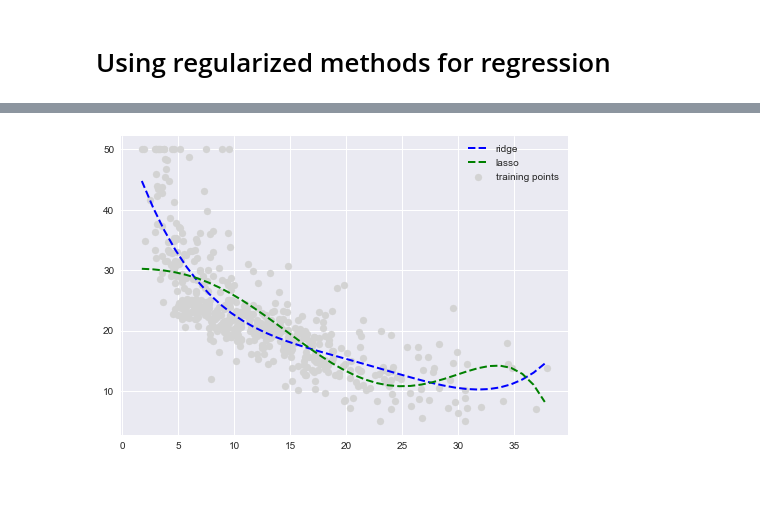
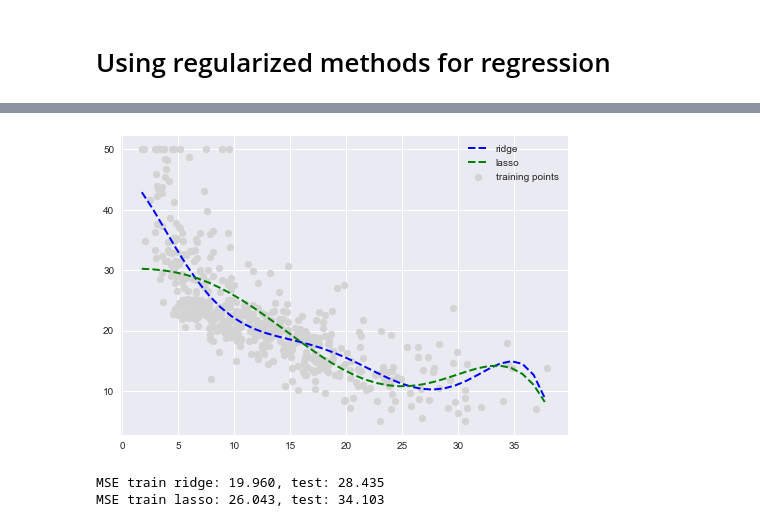
Before and after one commit to kwarodom/sidtechtalent, a Jupyter notebook: ML-Week2/Lecture4 ML Theory Morning/LinearRegression/linear_regression.ipynb, the cells around one changed output, grey strips where cells are left out. Drawn from its saved outputs; the diff is of its cells as text; code cells hidden in the pictures; blank space fills up the shorter version.

Commit message:
linear regression exercise

```diff
--- a/ML-Week2/Lecture4 ML Theory Morning/LinearRegression/linear_regression.ipynb
+++ b/ML-Week2/Lecture4 ML Theory Morning/LinearRegression/linear_regression.ipynb
@@ -358,7 +359,7 @@ y_lasso_fit = lasso.predict(quartic.fit_transform(X_fit))
 # plot results
 plt.scatter(X, y, label='training points', color='lightgray')
 
-plt.plot(X_fit, y_quartic_fit,
+plt.plot(X_fit, y_ridge_fit,
          label='ridge',
          color='blue',
          lw=2,
@@ -379,6 +380,6 @@ ridge coef: [  0.00000000e+00  -6.06635076e-01  -8.14893712e-01   1.10444201e-01
 lasso coef: [  0.00000000e+00  -0.00000000e+00  -0.00000000e+00  -7.22054884e-03
    2.77801913e-04   4.55904255e-07  -8.04546802e-08]
-[figure, old version]
+[figure, new version]
 # %%
 from sklearn.model_selection import train_test_split
 
@@ -390,12 +391,37 @@ X_train, X_test, y_train, y_test = train_test_split(
     X, y, test_size=0.3, random_state=0)
 
 """
-TODO: train Ridge regression with regularization parameter = 1.0 on X_train data
+TODO:
+feature scaling
+train Ridge regression with regularization parameter = 1.0 on X_train data
 and then predict on the X_train and X_test data to obtain y_train_pred and y_test_pred
 """
+reg_param = 1.0
 
-y_train_pred = ??
-y_test_pred = ??
+ridge = Ridge(alpha=reg_param)
+lasso = Lasso(alpha=reg_param)
+ridge.fit(StandardScaler().fit_transform(X_train), y_train)
+lasso.fit(StandardScaler().fit_transform(X_train), y_train)
+
+y_train_ridge_pred = ridge.predict(StandardScaler().fit_transform(X_train))
+y_train_lasso_pred = lasso.predict(StandardScaler().fit_transform(X_train))
+
+y_test_ridge_pred = ridge.predict(StandardScaler().fit_transform(X_test))
+y_test_lasso_pred = lasso.predict(StandardScaler().fit_transform(X_test))
+
+print('MSE train ridge: %.3f, test: %.3f' % (
+        mean_squared_error(y_train, y_train_ridge_pred),
+        mean_squared_error(y_test, y_test_ridge_pred)))
+
+print('MSE train lasso: %.3f, test: %.3f' % (
+        mean_squared_error(y_train, y_train_lasso_pred),
+        mean_squared_error(y_test, y_test_lasso_pred)))
+
+#y_train_pred = ??
+#y_test_pred = ??
+# %% [output]
+MSE train ridge: 19.960, test: 28.435
+MSE train lasso: 26.043, test: 34.103
 # %%
 from sklearn.metrics import mean_squared_error
 
```
Also changed, not shown: parts of 7 cells of this notebook, 1 other file.
